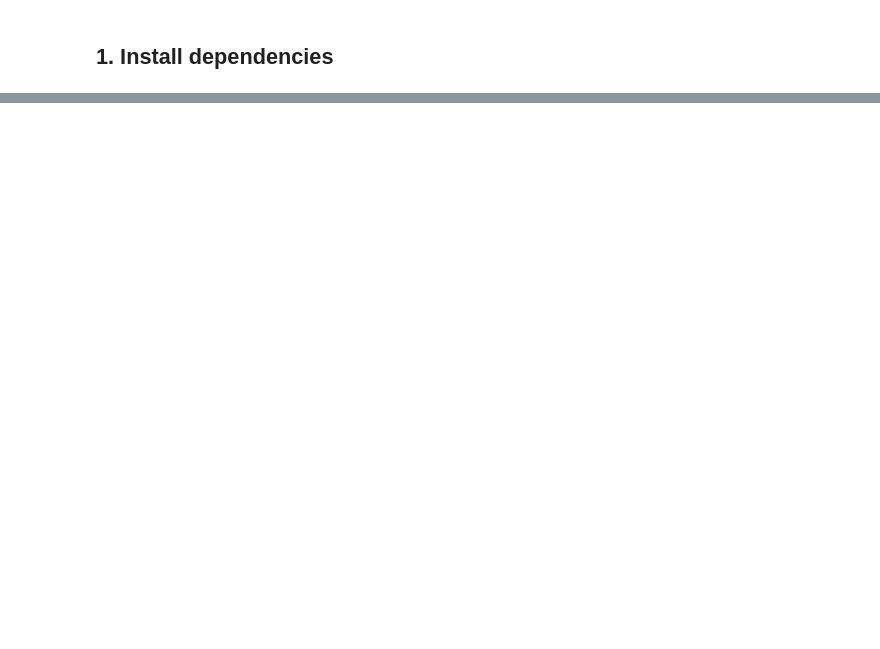
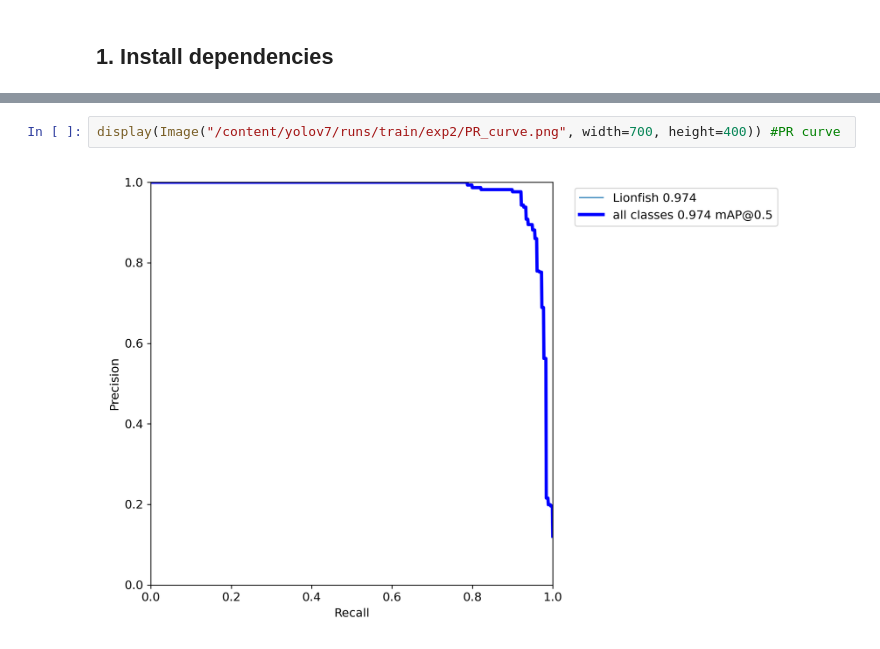
Before and after one commit to kluless13/paper, a Jupyter notebook: yolov7_LF.ipynb, the cells around one changed output, grey strips where cells are left out. Drawn from its saved outputs; the diff is of its cells as text; blank space fills up the shorter version.

```diff
--- a/yolov7_LF.ipynb
+++ b/yolov7_LF.ipynb
@@ -56,0 +188,4 @@ display(Image("{HOME}/yolov7/runs/train/exp/mAP_curve.png", width=500, height=50
+# %%
+display(Image("/content/yolov7/runs/train/exp2/PR_curve.png", width=700, height=400)) #PR curve
+# %% [output]
+[figure, added]
```
Also changed, not shown: parts of 27 cells of this notebook.
